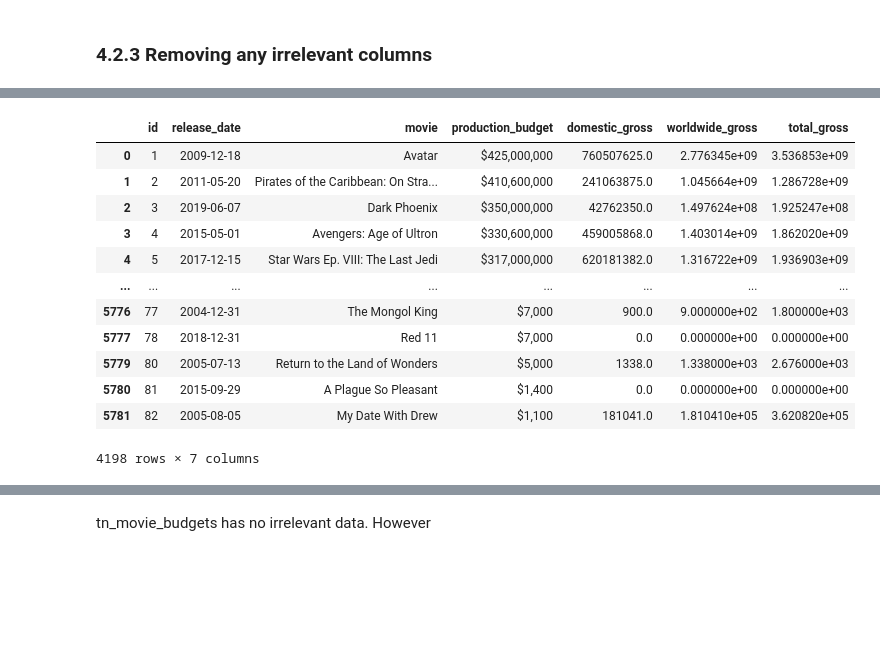
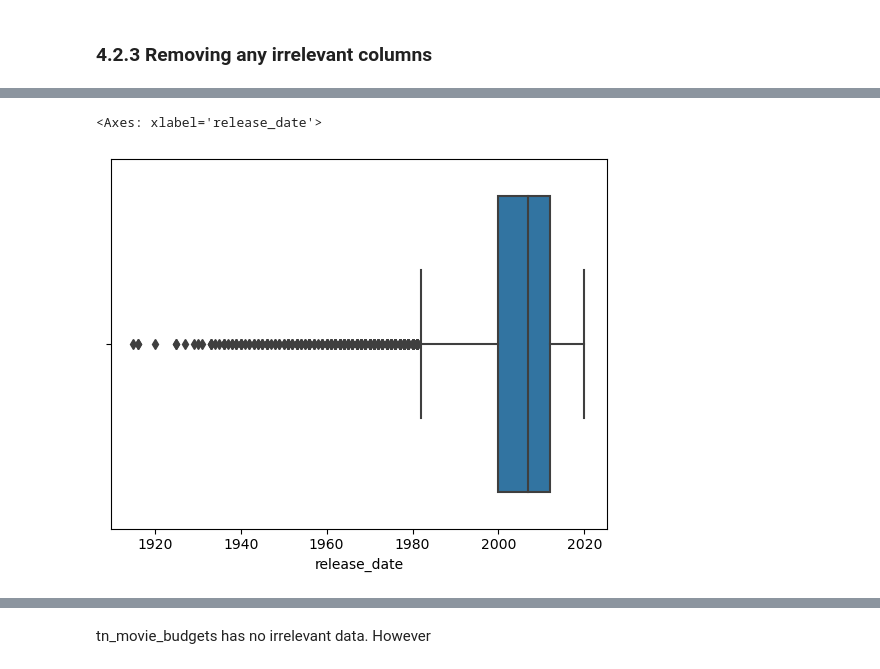
Before and after one commit to MuchiriKinyua/Microsoft-Movie-Project, a Jupyter notebook: Microsoft Movie project.ipynb, the cells around one changed output, grey strips where cells are left out. Saved outputs shown, nothing was run; the diff lists cells and outputs as text; code cells hidden in the pictures; blank space fills up the shorter version.

```diff
--- a/Microsoft Movie project.ipynb
+++ b/Microsoft Movie project.ipynb
@@ -409,21 +401,13 @@ tn_movie_budgets
-# %%
-# Convert "release_date" column to datetime type
-tn_movie_budgets["release_date"] = pd.to_datetime(tn_movie_budgets["release_date"])
-
-# Remove any movies produced before 2000
-tn_movie_budgets = tn_movie_budgets[tn_movie_budgets["release_date"].dt.year > 2000]
-tn_movie_budgets
-# %% [output]
-|  | id | release_date | movie | production_budget | domestic_gross | worldwide_gross | total_gross |
-| 0 | 1 | 2009-12-18 | Avatar | $425,000,000 | 760507625.0 | 2.776345e+09 | 3.536853e+09 |
-| 1 | 2 | 2011-05-20 | Pirates of the Caribbean: On Stra... | $410,600,000 | 241063875.0 | 1.045664e+09 | 1.286728e+09 |
-| 2 | 3 | 2019-06-07 | Dark Phoenix | $350,000,000 | 42762350.0 | 1.497624e+08 | 1.925247e+08 |
-| 3 | 4 | 2015-05-01 | Avengers: Age of Ultron | $330,600,000 | 459005868.0 | 1.403014e+09 | 1.862020e+09 |
-| 4 | 5 | 2017-12-15 | Star Wars Ep. VIII: The Last Jedi | $317,000,000 | 620181382.0 | 1.316722e+09 | 1.936903e+09 |
-| ... | ... | ... | ... | ... | ... | ... | ... |
-| 5776 | 77 | 2004-12-31 | The Mongol King | $7,000 | 900.0 | 9.000000e+02 | 1.800000e+03 |
-| 5777 | 78 | 2018-12-31 | Red 11 | $7,000 | 0.0 | 0.000000e+00 | 0.000000e+00 |
-| 5779 | 80 | 2005-07-13 | Return to the Land of Wonders | $5,000 | 1338.0 | 1.338000e+03 | 2.676000e+03 |
-| 5780 | 81 | 2015-09-29 | A Plague So Pleasant | $1,400 | 0.0 | 0.000000e+00 | 0.000000e+00 |
-| 5781 | 82 | 2005-08-05 | My Date With Drew | $1,100 | 181041.0 | 1.810410e+05 | 3.620820e+05 |
-4198 rows × 7 columns
+# %%
+# Checking how the data looks with outliers (in this case movies produced before 2000)
+# Convert the release year to pd datetime
+tn_movie_budgets["release_date"] = pd.to_datetime(tn_movie_budgets["release_date"])
+
+# Extract the year from the release date
+tn_movie_budgets["release_date"] = tn_movie_budgets["release_date"].dt.year
+
+#plot
+sns.boxplot(data = tn_movie_budgets, x =  "release_date")
+# %% [output]
+<Axes: xlabel='release_date'>
+[figure, added]
```
Also changed, not shown: parts of 6 cells of this notebook.
